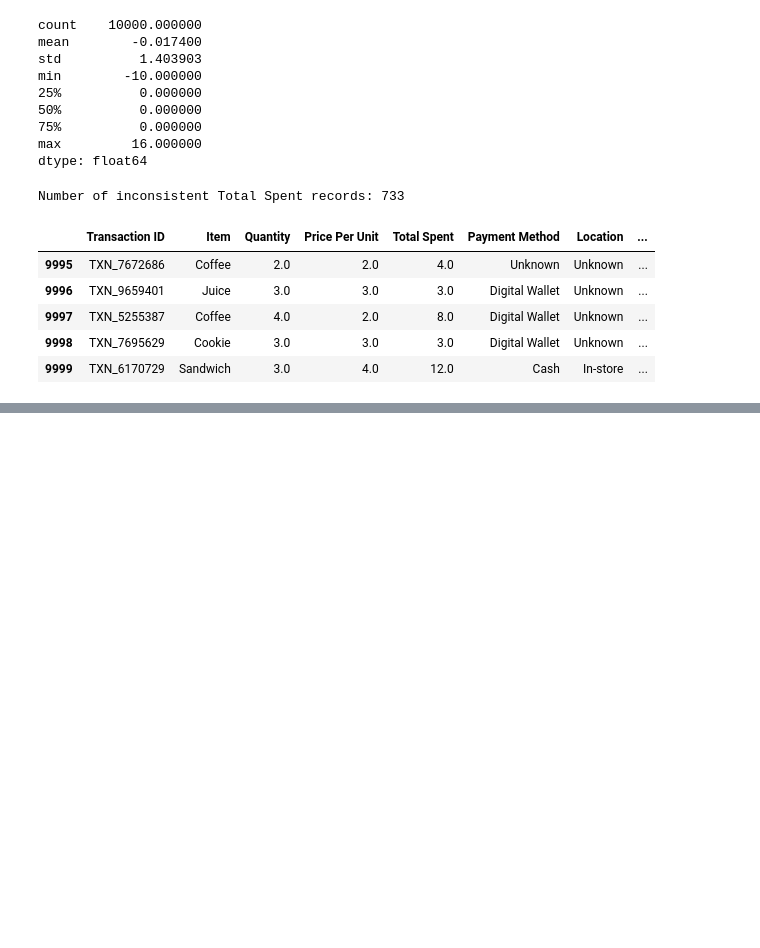
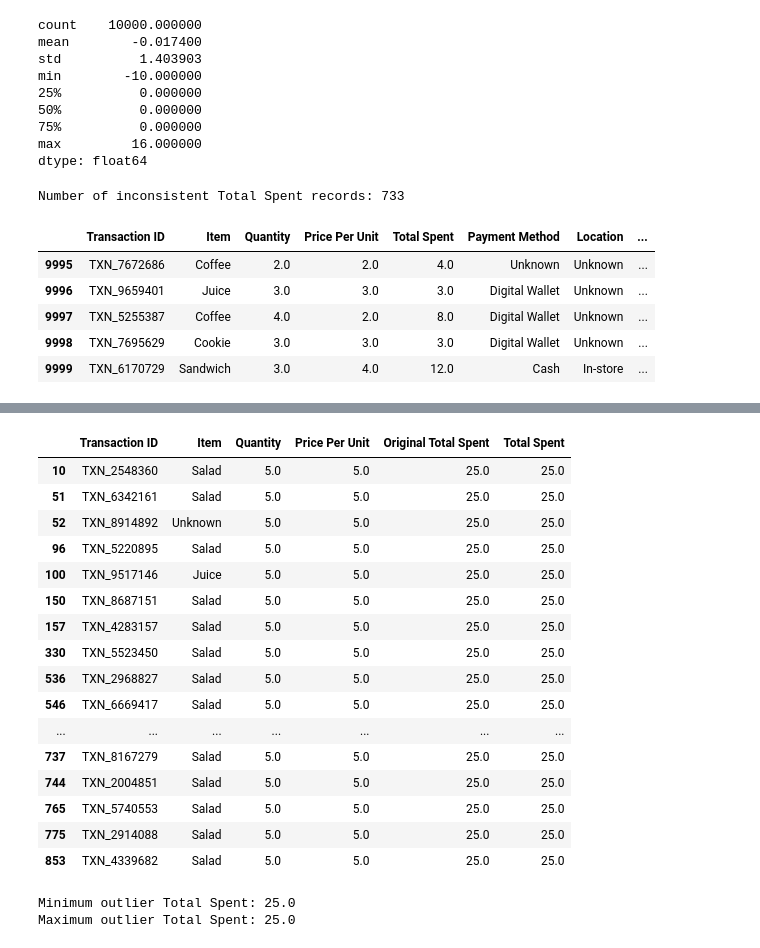
Before and after one commit to VinutaNaik27/Yuvaintern-Data-Science-Internship, a Jupyter notebook: Data_preprocessing.ipynb, the cells around one changed output, grey strips where cells are left out. Cells and saved outputs as stored; diff of their text form; code cells hidden in the pictures; blank space fills up the shorter version.

```diff
--- a/Data_preprocessing.ipynb
+++ b/Data_preprocessing.ipynb
@@ -489,0 +851,26 @@ dtype: int64
+# %%
+# Display potential Total Spent outliers
+
+Q1 = df["Total Spent"].quantile(0.25)
+Q3 = df["Total Spent"].quantile(0.75)
+
+IQR = Q3 - Q1
+
+lower_bound = Q1 - 1.5 * IQR
+upper_bound = Q3 + 1.5 * IQR
+
+total_spent_outliers = df[
+    (df["Total Spent"] < lower_bound) |
+    (df["Total Spent"] > upper_bound)
+]
+
+total_spent_outliers[
+    [
+        "Transaction ID",
+        "Item",
+        "Quantity",
+        "Price Per Unit",
+        "Original Total Spent",
+        "Total Spent"
+    ]
+]
@@ -489,0 +891,42 @@ dtype: int64
+# %%
+# Display Total Spent outliers for inspection
+
+total_spent_outliers[
+    [
+        "Transaction ID",
+        "Item",
+        "Quantity",
+        "Price Per Unit",
+        "Original Total Spent",
+        "Total Spent"
+    ]
+].head(20)
+# %% [output]
+|  | Transaction ID | Item | Quantity | Price Per Unit | Original Total Spent | Total Spent |
+| 10 | TXN_2548360 | Salad | 5.0 | 5.0 | 25.0 | 25.0 |
+| 51 | TXN_6342161 | Salad | 5.0 | 5.0 | 25.0 | 25.0 |
+| 52 | TXN_8914892 | Unknown | 5.0 | 5.0 | 25.0 | 25.0 |
+| 96 | TXN_5220895 | Salad | 5.0 | 5.0 | 25.0 | 25.0 |
+| 100 | TXN_9517146 | Juice | 5.0 | 5.0 | 25.0 | 25.0 |
+| 150 | TXN_8687151 | Salad | 5.0 | 5.0 | 25.0 | 25.0 |
+| 157 | TXN_4283157 | Salad | 5.0 | 5.0 | 25.0 | 25.0 |
+| 330 | TXN_5523450 | Salad | 5.0 | 5.0 | 25.0 | 25.0 |
+| 536 | TXN_2968827 | Salad | 5.0 | 5.0 | 25.0 | 25.0 |
+| 546 | TXN_6669417 | Salad | 5.0 | 5.0 | 25.0 | 25.0 |
+| ... | ... | ... | ... | ... | ... | ... |
+| 737 | TXN_8167279 | Salad | 5.0 | 5.0 | 25.0 | 25.0 |
+| 744 | TXN_2004851 | Salad | 5.0 | 5.0 | 25.0 | 25.0 |
+| 765 | TXN_5740553 | Salad | 5.0 | 5.0 | 25.0 | 25.0 |
+| 775 | TXN_2914088 | Salad | 5.0 | 5.0 | 25.0 | 25.0 |
+| 853 | TXN_4339682 | Salad | 5.0 | 5.0 | 25.0 | 25.0 |
+# %%
+# Check the minimum and maximum Total Spent among the outliers
+
+print("Minimum outlier Total Spent:",
+      total_spent_outliers["Total Spent"].min())
+
+print("Maximum outlier Total Spent:",
+      total_spent_outliers["Total Spent"].max())
+# %% [output]
+Minimum outlier Total Spent: 25.0
+Maximum outlier Total Spent: 25.0
```
Also changed, not shown: parts of 23 cells of this notebook.
